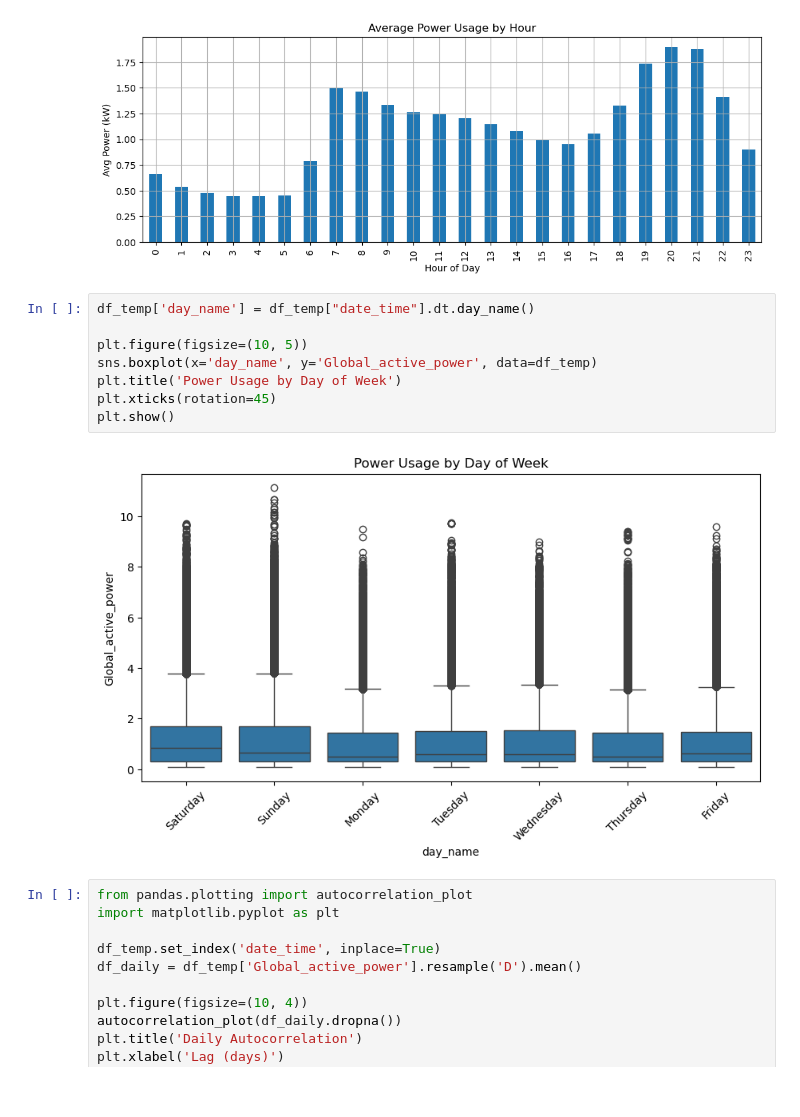
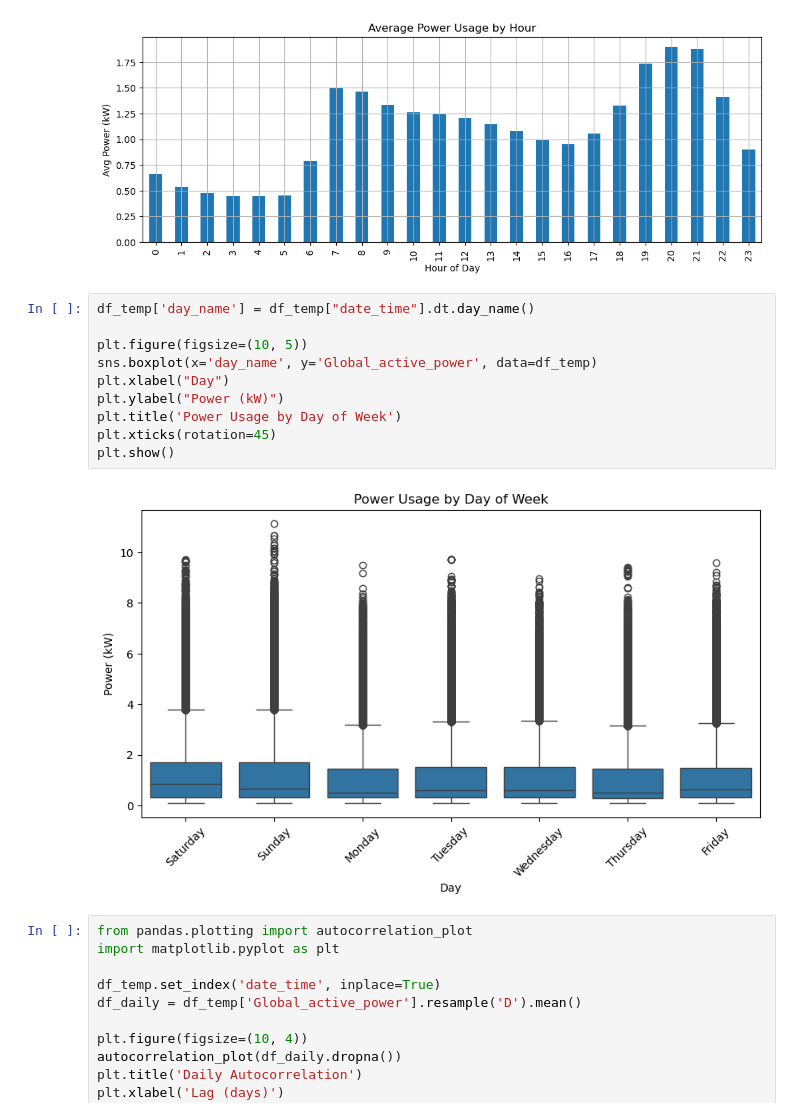
Before and after one commit to prathamshah607/Machine-Learning-Projects, a Jupyter notebook: Electricity/xgboost.ipynb, the cells around one changed output. Cells and saved outputs as stored; diff of their text form.

```diff
--- a/Electricity/xgboost.ipynb
+++ b/Electricity/xgboost.ipynb
@@ -68,13 +68,15 @@ plt.show()
 # %%
 df_temp['day_name'] = df_temp["date_time"].dt.day_name()
 
 plt.figure(figsize=(10, 5))
 sns.boxplot(x='day_name', y='Global_active_power', data=df_temp)
+plt.xlabel("Day")
+plt.ylabel("Power (kW)")
 plt.title('Power Usage by Day of Week')
 plt.xticks(rotation=45)
 plt.show()
 # %% [output]
-[figure, old version]
+[figure, new version]
 # %%
 from pandas.plotting import autocorrelation_plot
 import matplotlib.pyplot as plt
```
Also changed, not shown: parts of 8 cells of this notebook.
